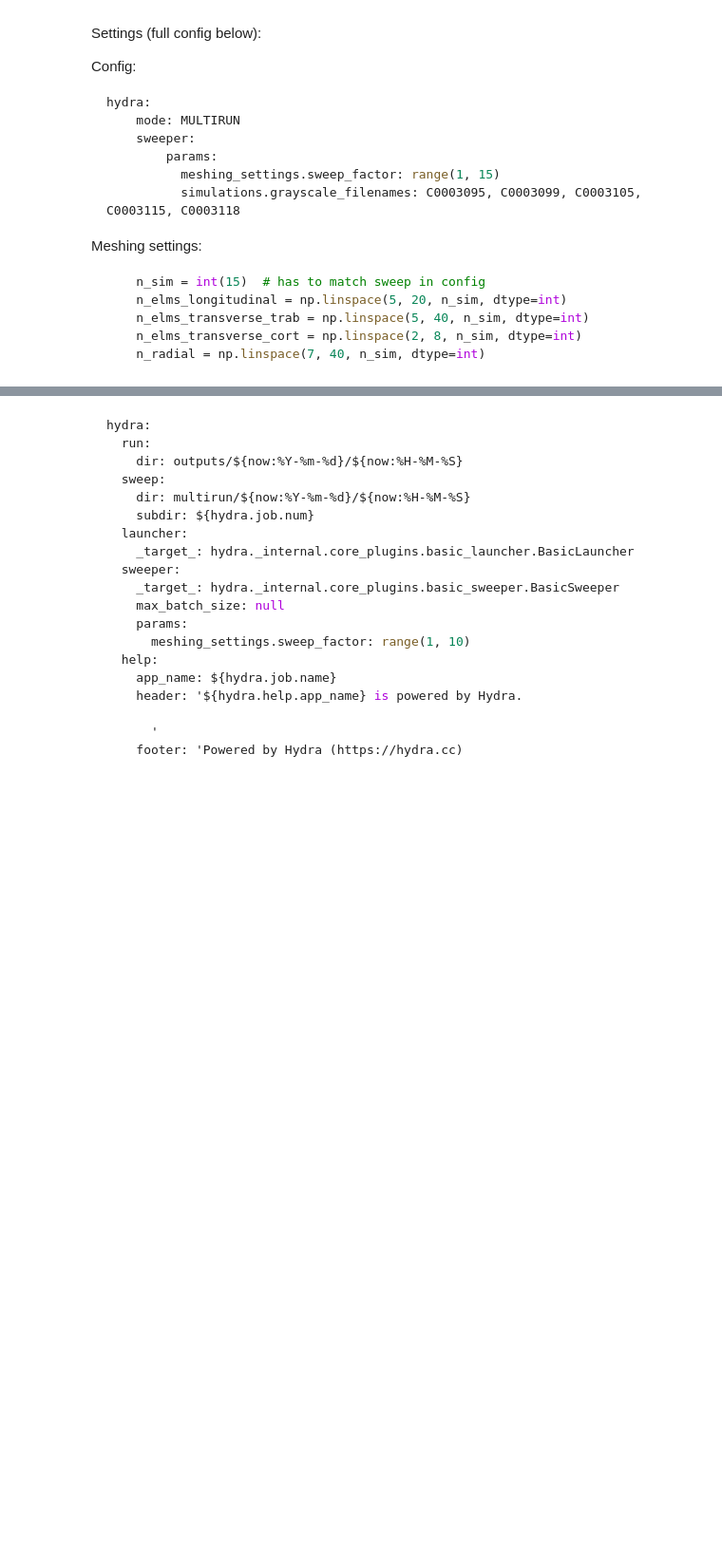
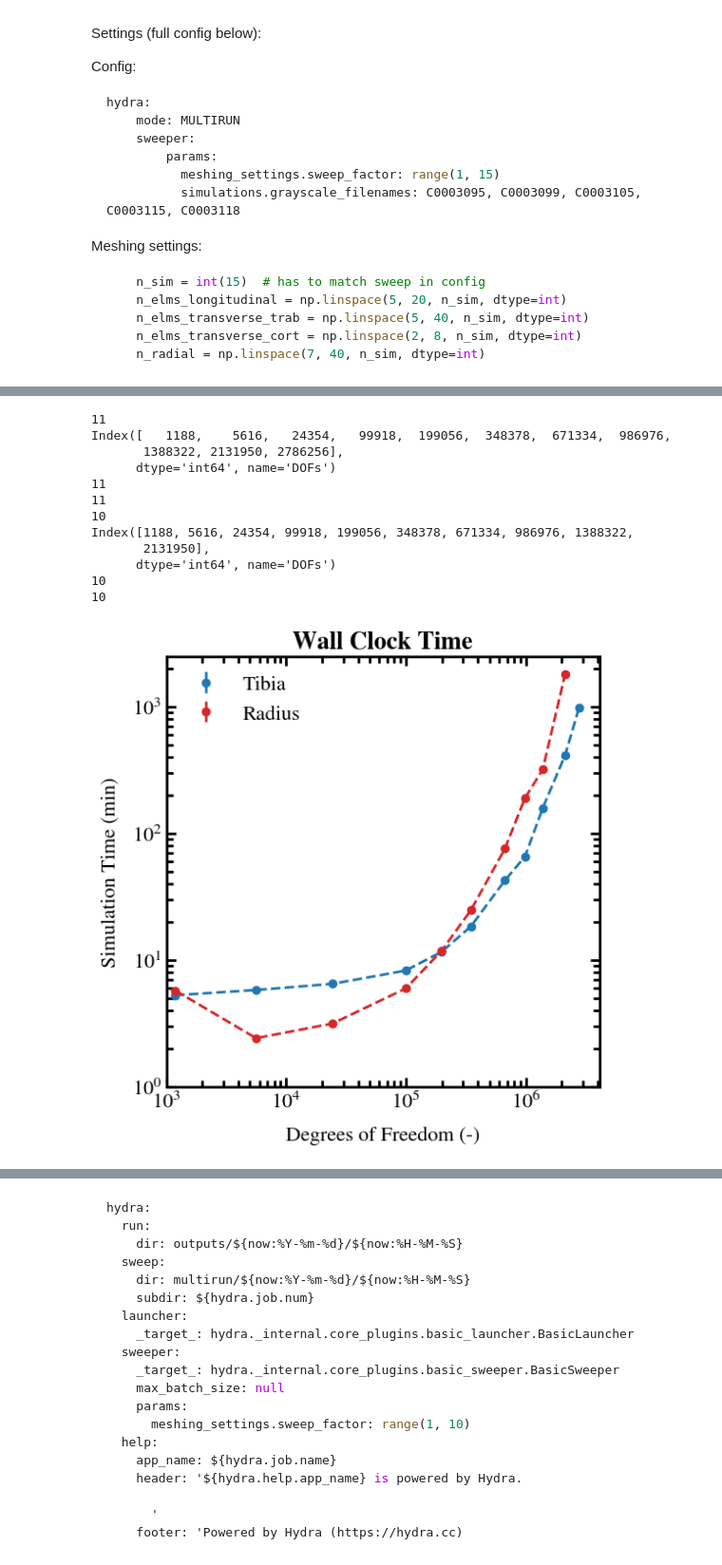
Before and after one commit to simoneponcioni/HFE, a Jupyter notebook: QMSKI/sensitivity_analysis.ipynb, the cells around one changed output, grey strips where cells are left out. Shown at 95% size. Saved outputs shown, nothing was run; the diff lists cells and outputs as text; code cells hidden in the pictures; blank space fills up the shorter version.

```diff
--- a/QMSKI/sensitivity_analysis.ipynb
+++ b/QMSKI/sensitivity_analysis.ipynb
@@ -141,0 +148,65 @@ plt.show()
+# %%
+props = ['simulation_time']
+simulation_time_dfs = []
+for df, df_name in zip(df_list, df_names):
+    sample_subset = pd.unique(df['Sample'])
+    for _property in props:
+        dofs_set = []
+        mean_simulation_time = []
+        std_simulation_time = []
+        for sample in sample_subset:
+            # create subset of samples with the same name
+            sample_df = df.loc[df['Sample'] == sample]
+            # group by DOFs and calculate mean and std of simulation_time
+            grouped_df = sample_df.groupby('DOFs')['simulation_time'].agg(['mean', 'std'])
+            if _property == 'simulation_time':
+                dofs = grouped_df.index
+                mean_simulation_time = grouped_df['mean'] / 60
+                std_simulation_time = grouped_df['std'] / 60
+
+        dofs_set = dofs.unique()
+
+        mean_simulation_times = mean_simulation_time
+        std_simulation_times = std_simulation_time
+
+        if _property == 'simulation_time':
+            simulation_time_dfs.append((dofs, mean_simulation_times, std_simulation_times, df_name))
+
+
+plt.figure(figsize=(6, 6))
+# Plot simulation_time
+for dofs, mean_times, std_times, df_name in simulation_time_dfs:
+    if df_name == 'Radius':
+        _color = 'tab:red'
+    else:
+        _color = 'tab:blue'
+    print(len(dofs))
+    print(dofs)
+    print(len(mean_times))
+    print(len(std_times))
+
+    plt.errorbar(dofs, mean_times, yerr=std_times, fmt='o', label=f'{df_name}', color=_color)
+    plt.plot(dofs, mean_times, linestyle='--', color=_color)
+plt.xscale('log')
+plt.yscale('log')
+plt.xlim(1e3)
+plt.ylim(1e-0)
+plt.xlabel('Degrees of Freedom (-)')
+plt.ylabel('Simulation Time (min)')
+plt.title('Wall Clock Time', weight='bold')
+plt.legend()
+plt.savefig('simulation-time.png', dpi=300, bbox_inches='tight')
+# %% [output]
+11
+Index([   1188,    5616,   24354,   99918,  199056,  348378,  671334,  986976,
+       1388322, 2131950, 2786256],
+      dtype='int64', name='DOFs')
+11
+11
+10
+Index([1188, 5616, 24354, 99918, 199056, 348378, 671334, 986976, 1388322,
+       2131950],
+      dtype='int64', name='DOFs')
+10
+10
+[figure, added]
```
Also changed, not shown: parts of 7 cells of this notebook, 4 other files.
